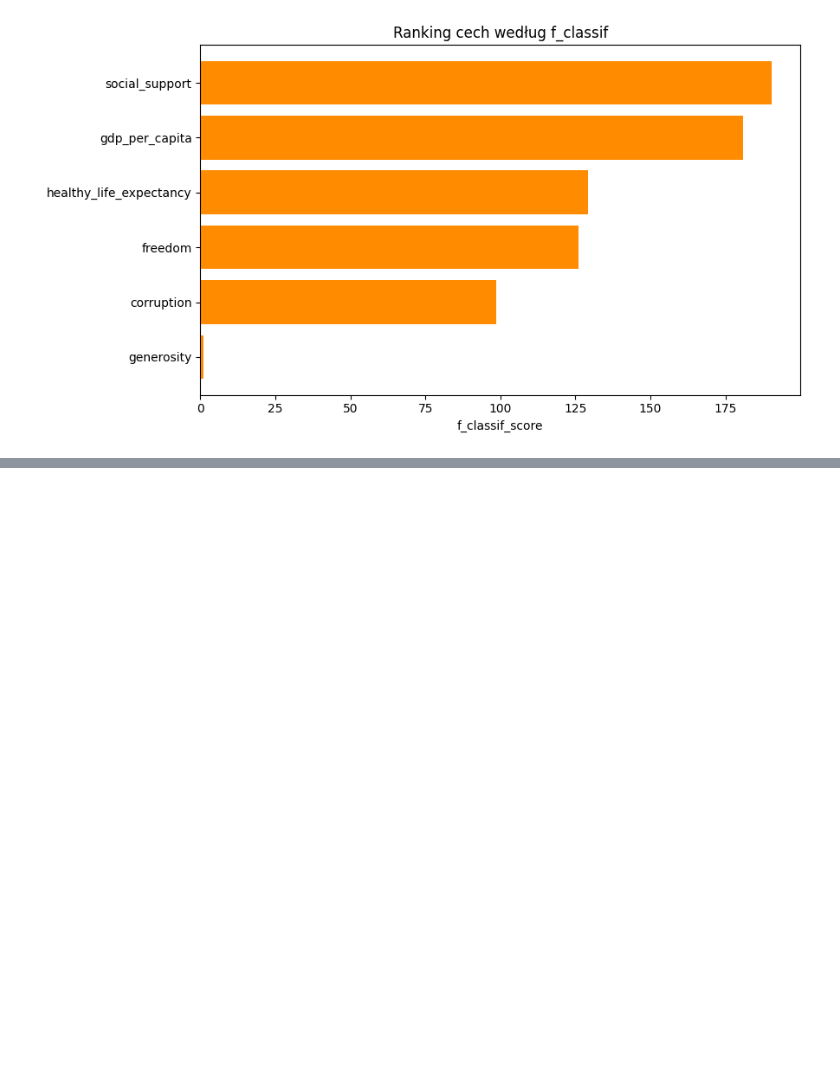
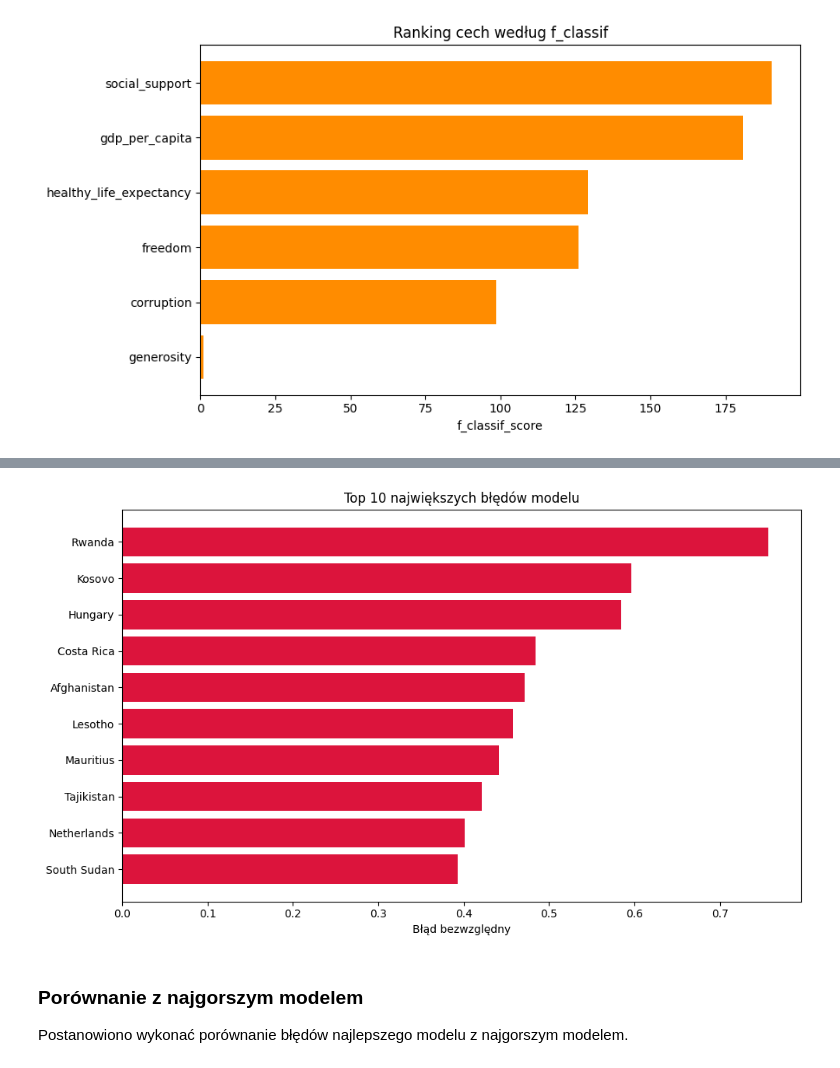
Before and after one commit to rosemint5/Machine-learning, a Jupyter notebook: wizualizacja.ipynb, the cells around one changed output, grey strips where cells are left out. Cells and saved outputs as stored; diff of their text form; code cells hidden in the pictures; blank space fills up the shorter version.

Commit message:
Add regression experiment and error analysis

```diff
--- a/wizualizacja.ipynb
+++ b/wizualizacja.ipynb
@@ -441,0 +608,16 @@ Najsłabszą cechą okazała się `generosity`. Pomimo że jej `p_value` wskazuj
+# %%
+best_model = Pipeline([
+    ("scaler", StandardScaler()),
+    ("model", LinearRegression())
+])
+
+y_pred_best = cross_val_predict(best_model, X_all, y, cv=loo)
+
+errors = df[["country", "region", "score", "happiness_level"]].copy()
+errors["predicted_score"] = y_pred_best
+errors["error"] = errors["score"] - errors["predicted_score"]
+errors["absolute_error"] = errors["error"].abs()
+
+errors_sorted = errors.sort_values(by="absolute_error", ascending=False)
+
+display(errors_sorted.head(10))
@@ -441,0 +644,16 @@ Najsłabszą cechą okazała się `generosity`. Pomimo że jej `p_value` wskazuj
+# %%
+top_errors = errors_sorted.head(10)
+
+plt.figure(figsize=(10, 6))
+plt.barh(top_errors["country"], top_errors["absolute_error"], color="crimson")
+plt.gca().invert_yaxis()
+plt.title("Top 10 największych błędów modelu")
+plt.xlabel("Błąd bezwzględny")
+plt.tight_layout()
+plt.show()
+# %% [output]
+[figure, added]
+# %% [markdown]
+### Porównanie z najgorszym modelem
+
+Postanowiono wykonać porównanie błędów najlepszego modelu z najgorszym modelem.
```
Also changed, not shown: parts of 18 cells of this notebook.
